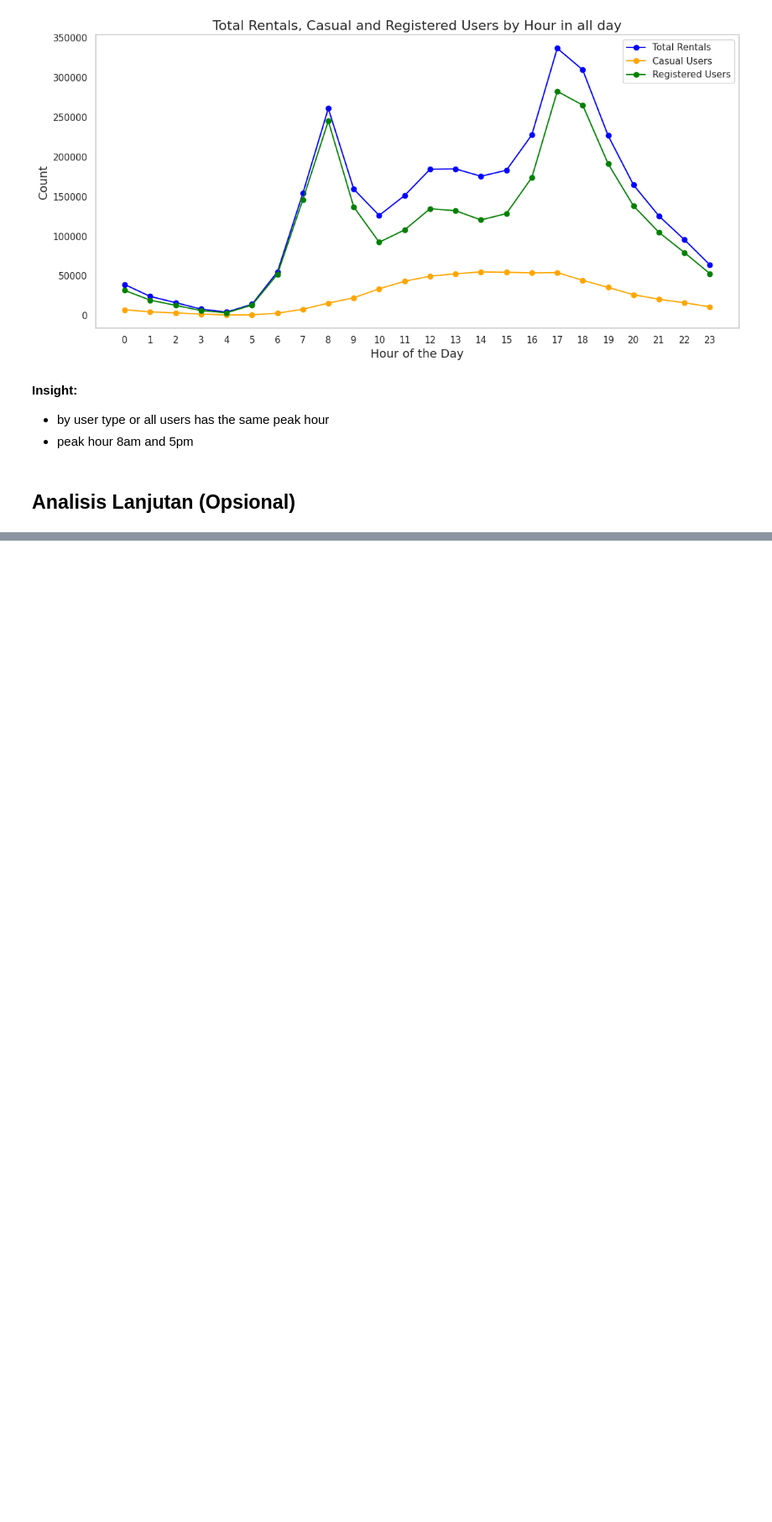
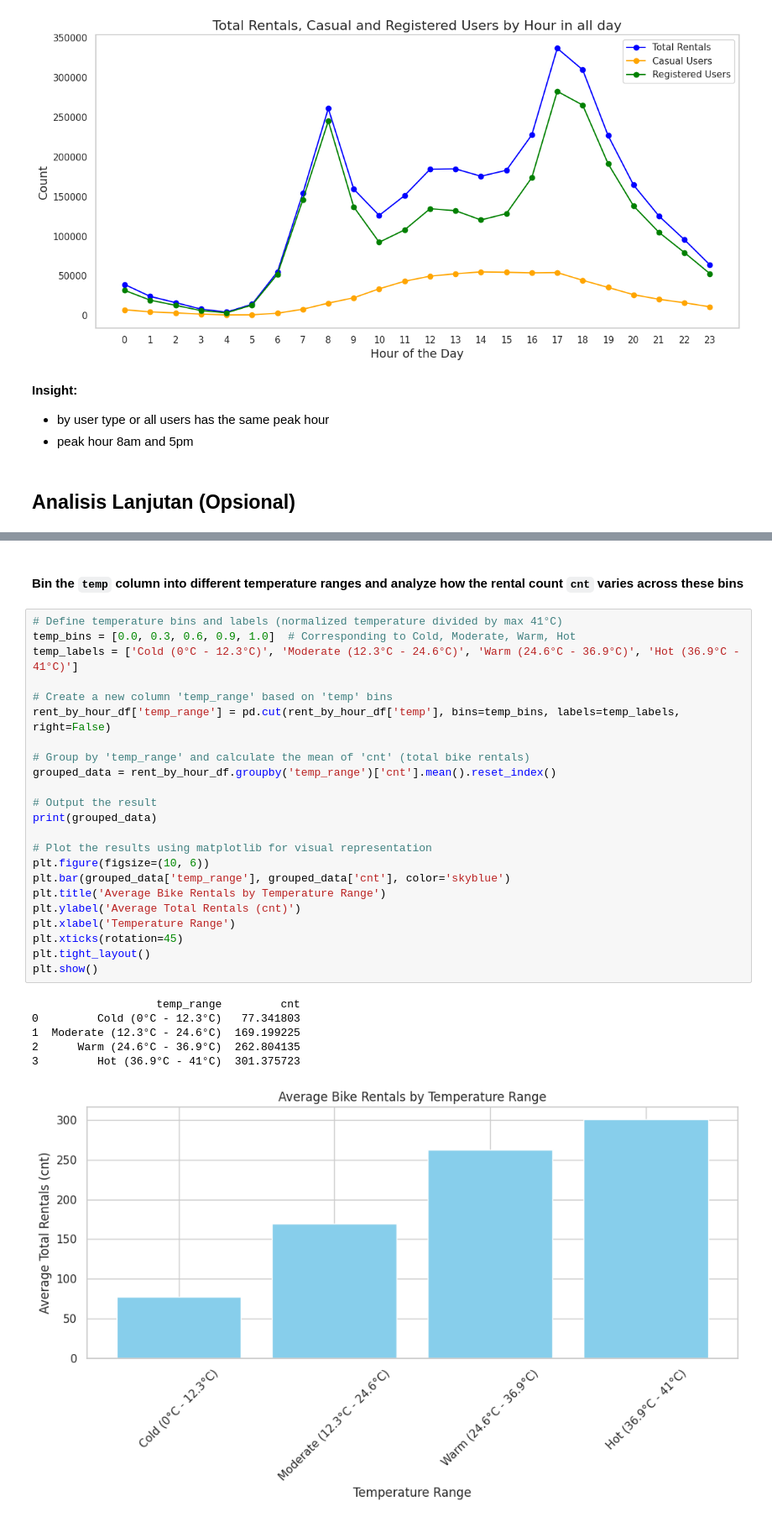
Before and after one commit to prasetyodidi/submission-analisis-data, a Jupyter notebook: notebook.ipynb, the cells around one changed output, grey strips where cells are left out. Shown at 84% size. Saved outputs shown, nothing was run; the diff lists cells and outputs as text; blank space fills up the shorter version.

```diff
--- a/notebook.ipynb
+++ b/notebook.ipynb
@@ -1061,0 +1124,32 @@ print(rfm_df)
+# %% [markdown]
+#### Bin the `temp` column into different temperature ranges and analyze how the rental count `cnt` varies across these bins
+# %%
+# Define temperature bins and labels (normalized temperature divided by max 41°C)
+temp_bins = [0.0, 0.3, 0.6, 0.9, 1.0]  # Corresponding to Cold, Moderate, Warm, Hot
+temp_labels = ['Cold (0°C - 12.3°C)', 'Moderate (12.3°C - 24.6°C)', 'Warm (24.6°C - 36.9°C)', 'Hot (36.9°C - 41°C)']
+
+# Create a new column 'temp_range' based on 'temp' bins
+rent_by_hour_df['temp_range'] = pd.cut(rent_by_hour_df['temp'], bins=temp_bins, labels=temp_labels, right=False)
+
+# Group by 'temp_range' and calculate the mean of 'cnt' (total bike rentals)
+grouped_data = rent_by_hour_df.groupby('temp_range')['cnt'].mean().reset_index()
+
+# Output the result
+print(grouped_data)
+
+# Plot the results using matplotlib for visual representation
+plt.figure(figsize=(10, 6))
+plt.bar(grouped_data['temp_range'], grouped_data['cnt'], color='skyblue')
+plt.title('Average Bike Rentals by Temperature Range')
+plt.ylabel('Average Total Rentals (cnt)')
+plt.xlabel('Temperature Range')
+plt.xticks(rotation=45)
+plt.tight_layout()
+plt.show()
+# %% [output]
+                   temp_range         cnt
+0         Cold (0°C - 12.3°C)   77.341803
+1  Moderate (12.3°C - 24.6°C)  169.199225
+2      Warm (24.6°C - 36.9°C)  262.804135
+3         Hot (36.9°C - 41°C)  301.375723
+[figure, added]
```
Also changed, not shown: parts of 18 cells of this notebook.
